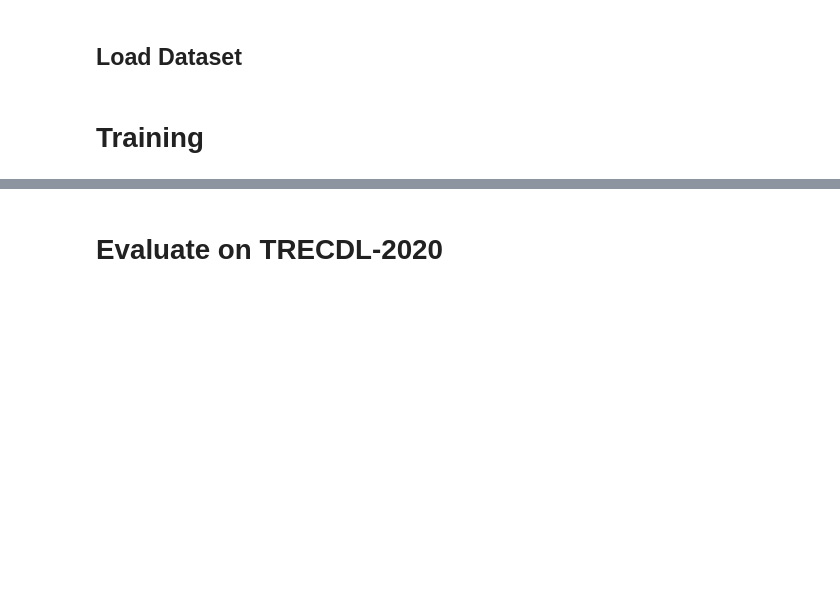
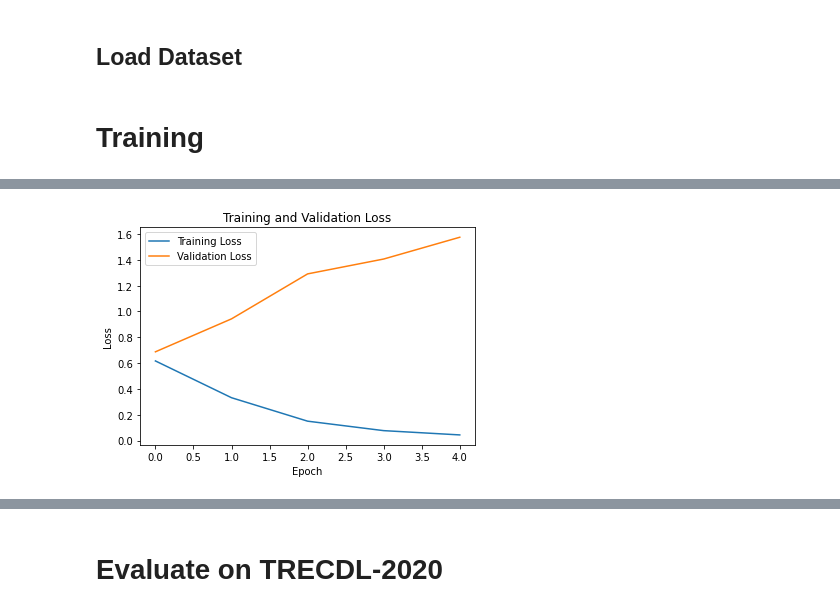
Before and after one commit to leosegundo/P_IA368DD_2023S1, a Jupyter notebook: Text classification and Re-ranking/Text_classification_and_Re_ranking.ipynb, the cells around one changed output, grey strips where cells are left out. Drawn from its saved outputs; the diff is of its cells as text; code cells hidden in the pictures; blank space fills up the shorter version.

Commit message:
add plots

```diff
--- a/Text classification and Re-ranking/Text_classification_and_Re_ranking.ipynb
+++ b/Text classification and Re-ranking/Text_classification_and_Re_ranking.ipynb
@@ -125,6 +124,7 @@ def evaluate(model, dataloader, set_name):
             correct += (preds == batch['labels']).sum().item()
 
     print(f'{set_name} loss: {mean(losses):0.3f}; {set_name} accuracy: {correct / len(dataloader.dataset):0.3f}')
+    return mean(losses), (correct / len(dataloader.dataset))
 
 
 from torch import nn
@@ -148,9 +148,13 @@ scheduler = get_linear_schedule_with_warmup(optimizer, num_warmup_steps, num_tra
 evaluate(model=model, dataloader=val_dataloader, set_name='Valid')
 
 # Training loop
+train_losses = []
+val_losses = []
+val_accs = []
+
 for epoch in tqdm(range(epochs), desc='Epochs'):
     model.train()
-    train_losses = []
+    temp_train_losses = []
     for batch in tqdm(train_dataloader, mininterval=0.5, desc='Train', disable=False):
         optimizer.zero_grad()
         outputs = model(**batch.to(device))
@@ -158,10 +162,13 @@ for epoch in tqdm(range(epochs), desc='Epochs'):
         loss.backward()
         optimizer.step()
         scheduler.step()
-        train_losses.append(loss.cpu().item())
+        temp_train_losses.append(loss.cpu().item())
 
-    print(f'Epoch: {epoch + 1} Training loss: {mean(train_losses):0.2f}')
-    evaluate(model=model, dataloader=val_dataloader, set_name='Valid')
+    print(f'Epoch: {epoch + 1} Training loss: {mean(temp_train_losses):0.2f}')
+    val_loss, val_acc = evaluate(model=model, dataloader=val_dataloader, set_name='Valid')
+    val_losses.append(val_loss)
+    val_accs.append(val_acc)
+    train_losses.append(mean(temp_train_losses))
 path_saved_model = "./finetuned_model"
 #model.save_model(path_saved_model)
 model.save_pretrained(path_saved_model)
@@ -183,0 +190,20 @@ Valid loss: 1.517; Valid accuracy: 0.632
+# %%
+# Create a figure and axis object
+fig, ax = plt.subplots()
+
+# Plot the training and validation loss on the same plot
+ax.plot(train_losses, label='Training Loss')
+ax.plot(val_losses, label='Validation Loss')
+
+# Set the plot title and labels
+ax.set_title('Training and Validation Loss')
+ax.set_xlabel('Epoch')
+ax.set_ylabel('Loss')
+
+# Add a legend to the plot
+ax.legend()
+
+# Display the plot
+plt.show()
+# %% [output]
+[figure, added]
```
Also changed, not shown: parts of 8 cells of this notebook.
